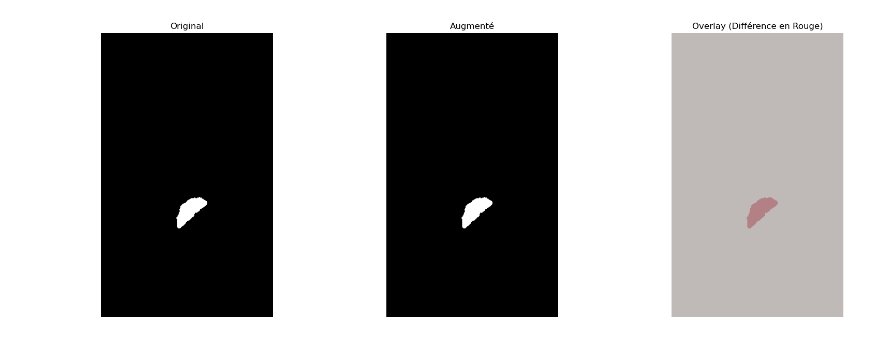
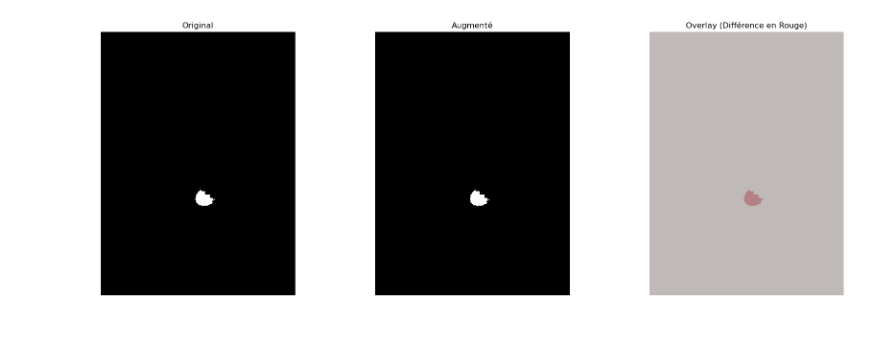
Before and after one commit to you66-s/deep-learning-radiomic-internship, a Jupyter notebook: data-augmentation/test_notebook.ipynb, the cells around one changed output. Cells and saved outputs as stored; diff of their text form; code cells hidden in the pictures.

```diff
--- a/data-augmentation/test_notebook.ipynb
+++ b/data-augmentation/test_notebook.ipynb
@@ -191,8 +256,8 @@ Mask-only augmentation complete! CT images remain unchanged.
 # %%
-augmented_mask = "../data\processed_data\PanTS_00000052\segmentation\pancreas_tail.nii.gz"
-origin_mask = "../data\PanTS\Labels Extracted\PanTS_00000052\segmentations\pancreas_tail.nii.gz"
+augmented_mask = "../data\processed_data\PanTS_00000021\segmentation\pancreas_tail.nii.gz"
+origin_mask = "../data\PanTS\Labels Extracted\PanTS_00000021\segmentations\pancreas_tail.nii.gz"
 augmented_mask = nib.load(augmented_mask).get_fdata()
 orig_mask = nib.load(origin_mask).get_fdata()
 visualize_original_vs_augmented(original_mask=orig_mask, augmented_mask=augmented_mask)
 # %% [output]
-[figure, old version]
+[figure, new version]
```
Also changed, not shown: parts of 5 cells of this notebook, 1 other file.
